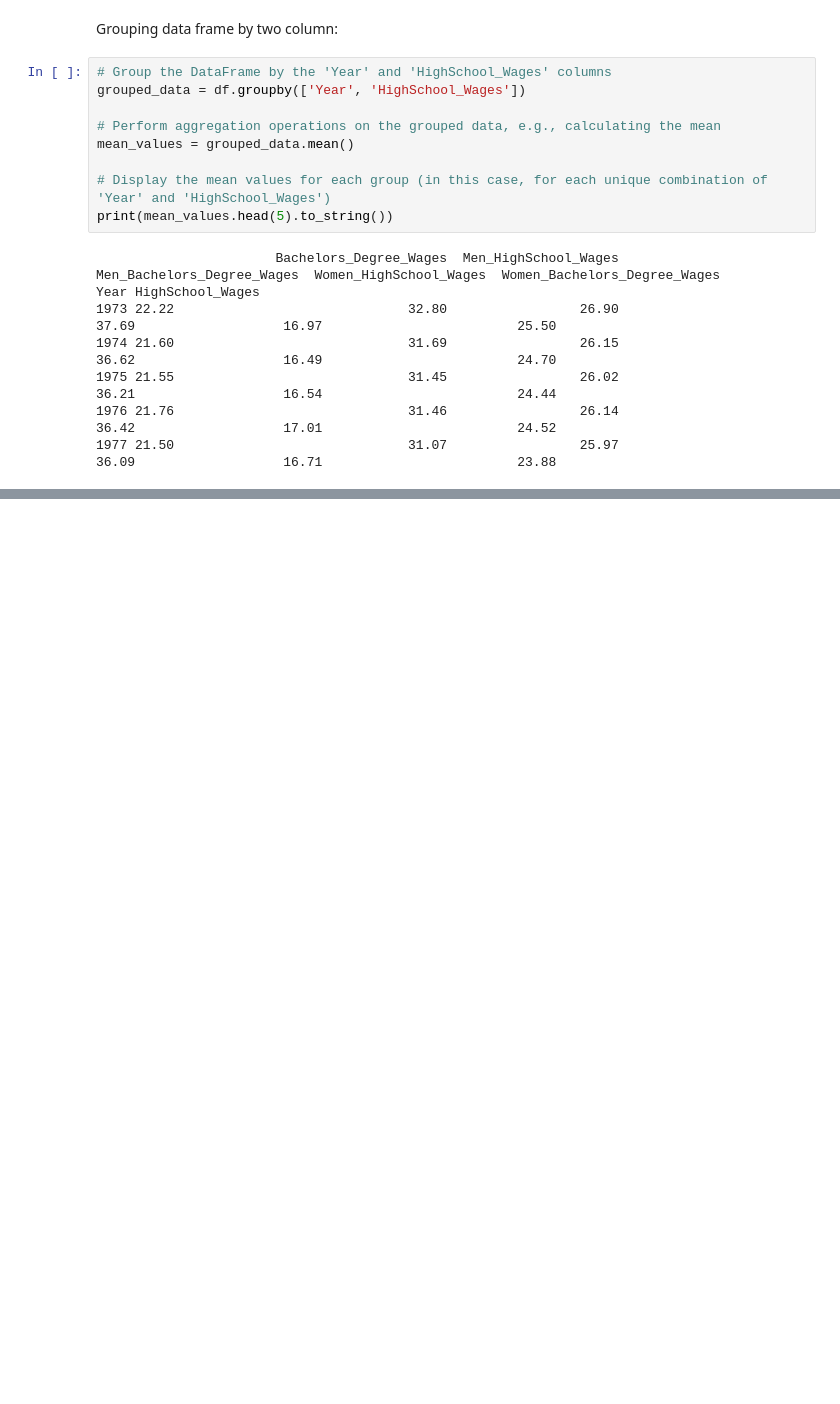
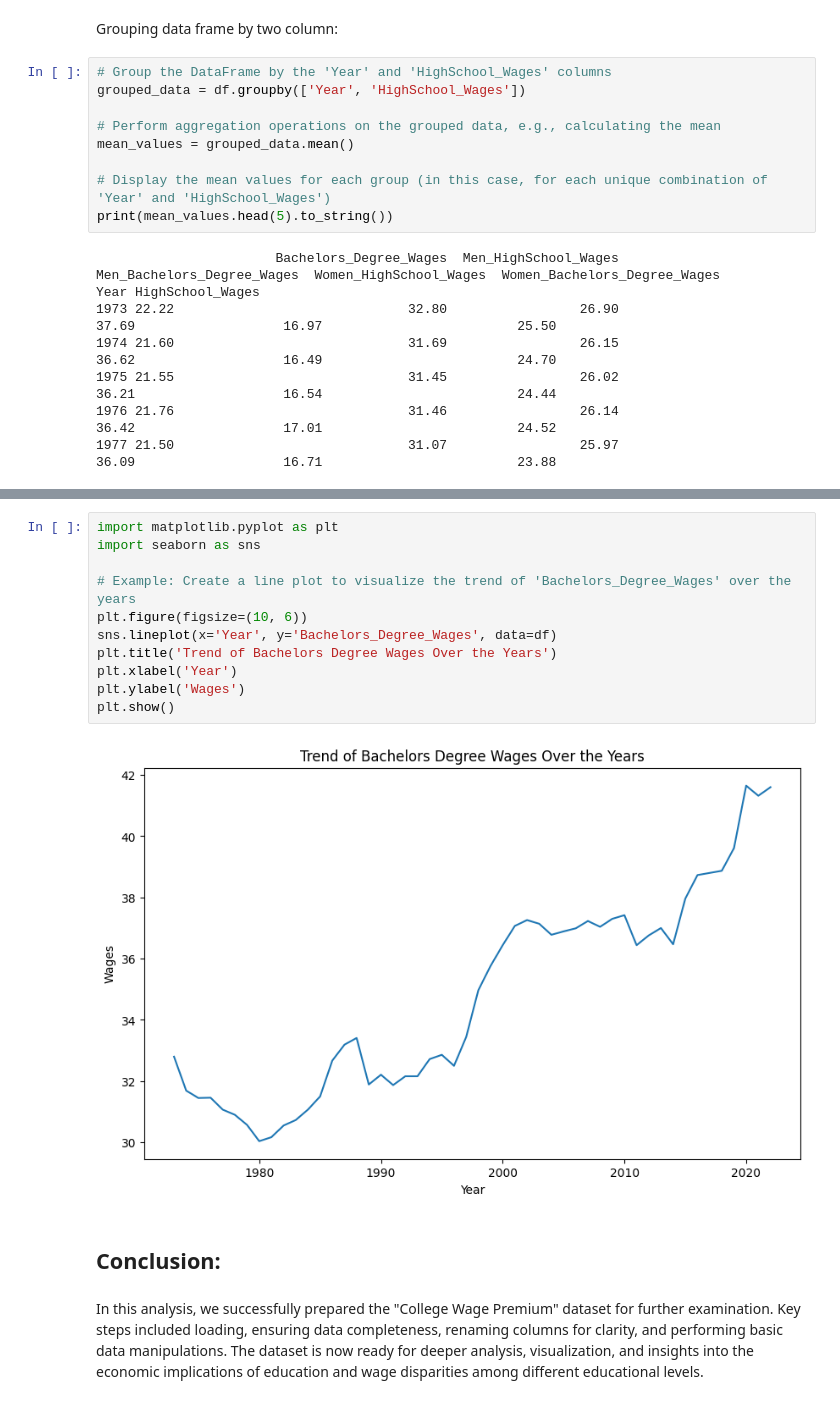
Before and after one commit to waheeb123/Python, a Jupyter notebook: Assignment7.ipynb, the cells around one changed output, grey strips where cells are left out. Drawn from its saved outputs; the diff is of its cells as text; blank space fills up the shorter version.

```diff
--- a/Assignment7.ipynb
+++ b/Assignment7.ipynb
@@ -280,0 +321,17 @@ Year HighSchool_Wages
+# %%
+import matplotlib.pyplot as plt
+import seaborn as sns
+
+# Example: Create a line plot to visualize the trend of 'Bachelors_Degree_Wages' over the years
+plt.figure(figsize=(10, 6))
+sns.lineplot(x='Year', y='Bachelors_Degree_Wages', data=df)
+plt.title('Trend of Bachelors Degree Wages Over the Years')
+plt.xlabel('Year')
+plt.ylabel('Wages')
+plt.show()
+# %% [output]
+[figure, added]
+# %% [markdown]
+## **Conclusion:**
+# %% [markdown]
+In this analysis, we successfully prepared the "College Wage Premium" dataset for further examination. Key steps included loading, ensuring data completeness, renaming columns for clarity, and performing basic data manipulations. The dataset is now ready for deeper analysis, visualization, and insights into the economic implications of education and wage disparities among different educational levels.
```
Also changed, not shown: parts of 3 cells of this notebook.
